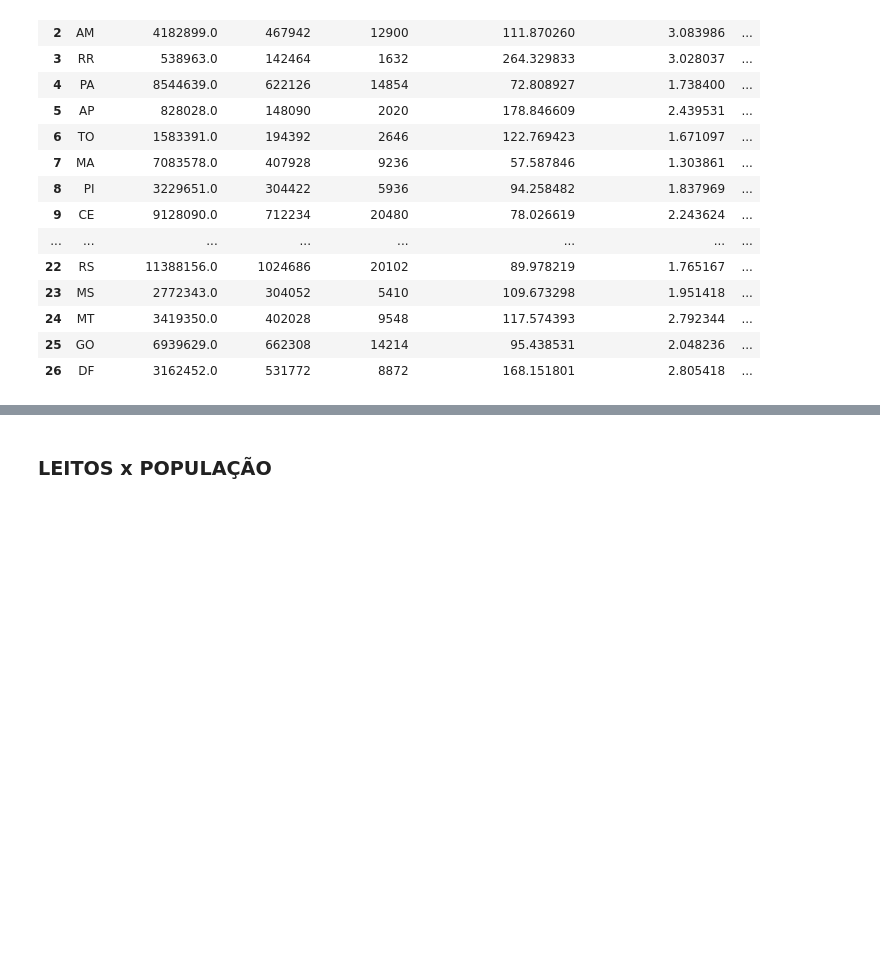
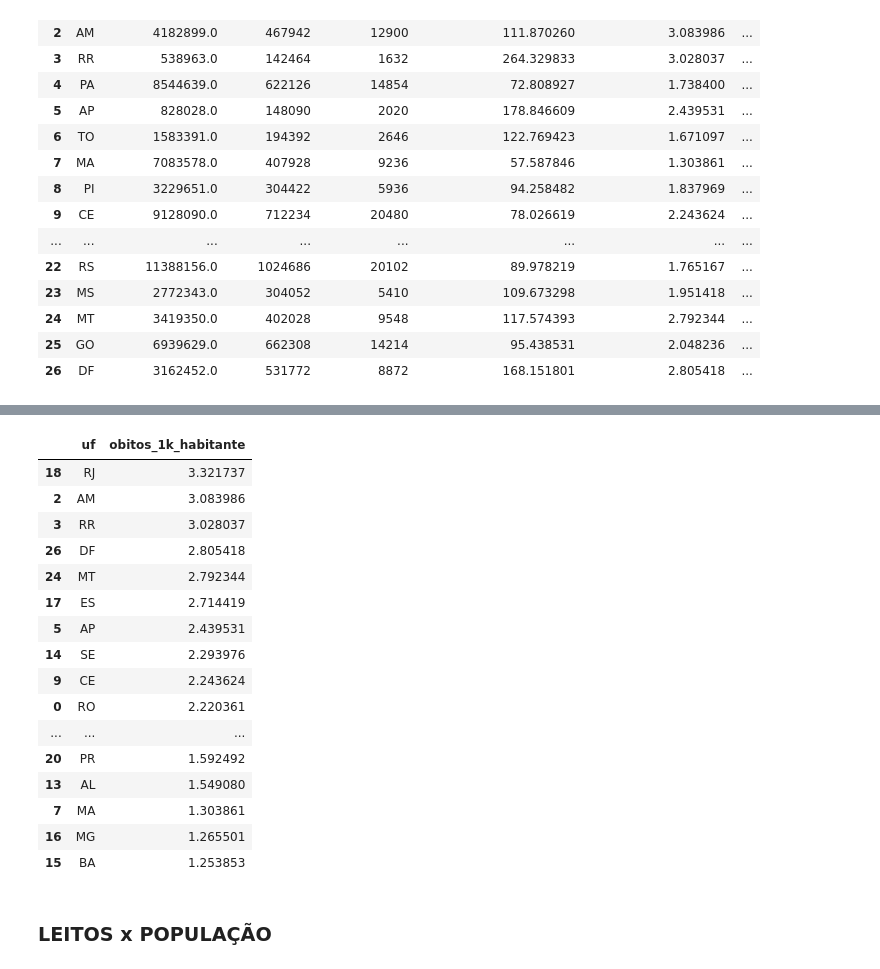
Before and after one commit to daianeklein/bootcamp-Alura, a Jupyter notebook: Desafio-Modulo4.ipynb, the cells around one changed output, grey strips where cells are left out. Drawn from its saved outputs; the diff is of its cells as text; code cells hidden in the pictures; blank space fills up the shorter version.

```diff
--- a/Desafio-Modulo4.ipynb
+++ b/Desafio-Modulo4.ipynb
@@ -402,3 +472,24 @@ populacao_e_contagio
+# %%
+populacao_e_contagio[['uf','obitos_1k_habitante']].sort_values(by='obitos_1k_habitante',
+                                                                             ascending=False).style.apply(highlight_max)
+# %% [output]
+|  | uf | obitos_1k_habitante |
+| 18 | RJ | 3.321737 |
+| 2 | AM | 3.083986 |
+| 3 | RR | 3.028037 |
+| 26 | DF | 2.805418 |
+| 24 | MT | 2.792344 |
+| 17 | ES | 2.714419 |
+| 5 | AP | 2.439531 |
+| 14 | SE | 2.293976 |
+| 9 | CE | 2.243624 |
+| 0 | RO | 2.220361 |
+| ... | ... | ... |
+| 20 | PR | 1.592492 |
+| 13 | AL | 1.549080 |
+| 7 | MA | 1.303861 |
+| 16 | MG | 1.265501 |
+| 15 | BA | 1.253853 |
 # %% [markdown]
 ### LEITOS x POPULAÇÃO
 # %%
```
Also changed, not shown: parts of 3 cells of this notebook.
